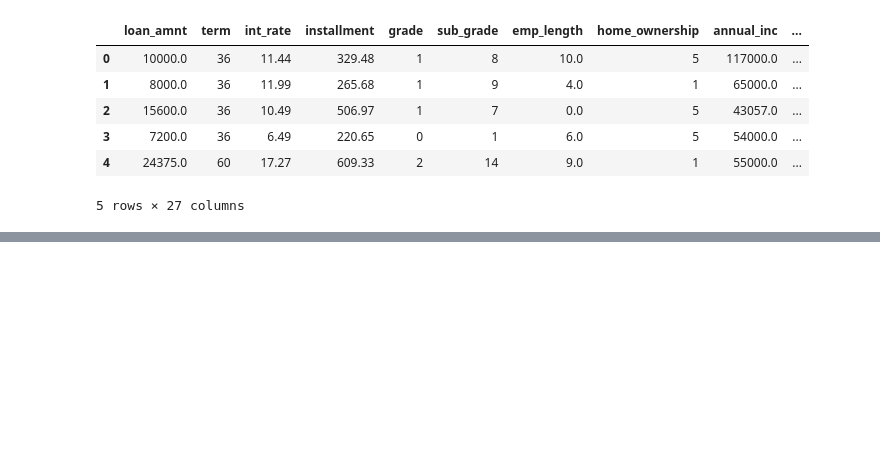
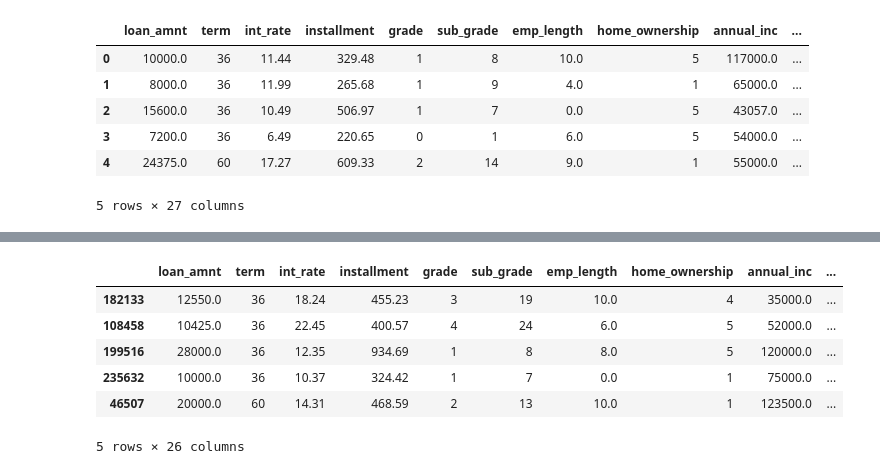
Before and after one commit to satyamraj123/All-Lending-Club-Loan-Data, a Jupyter notebook: my notebook.ipynb, the cells around one changed output, grey strips where cells are left out. Saved outputs shown, nothing was run; the diff lists cells and outputs as text; code cells hidden in the pictures; blank space fills up the shorter version.

```diff
--- a/my notebook.ipynb
+++ b/my notebook.ipynb
@@ -814,0 +826,10 @@ df.head()
+# %%
+X_train.head()
+# %% [output]
+|  | loan_amnt | term | int_rate | installment | grade | sub_grade | emp_length | home_ownership | annual_inc | ... |
+| 182133 | 12550.0 | 36 | 18.24 | 455.23 | 3 | 19 | 10.0 | 4 | 35000.0 | ... |
+| 108458 | 10425.0 | 36 | 22.45 | 400.57 | 4 | 24 | 6.0 | 5 | 52000.0 | ... |
+| 199516 | 28000.0 | 36 | 12.35 | 934.69 | 1 | 8 | 8.0 | 5 | 120000.0 | ... |
+| 235632 | 10000.0 | 36 | 10.37 | 324.42 | 1 | 7 | 0.0 | 1 | 75000.0 | ... |
+| 46507 | 20000.0 | 60 | 14.31 | 468.59 | 2 | 13 | 10.0 | 1 | 123500.0 | ... |
+5 rows × 26 columns
```
Also changed, not shown: parts of 11 cells of this notebook.
